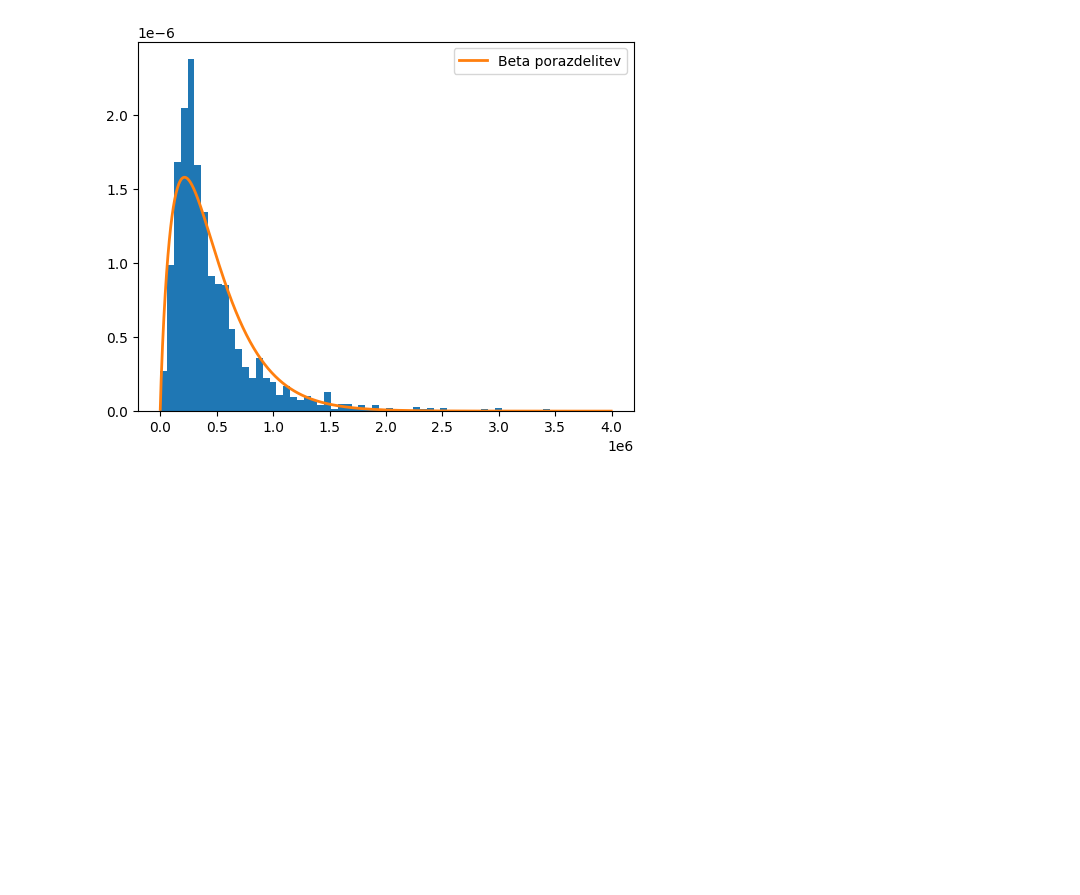
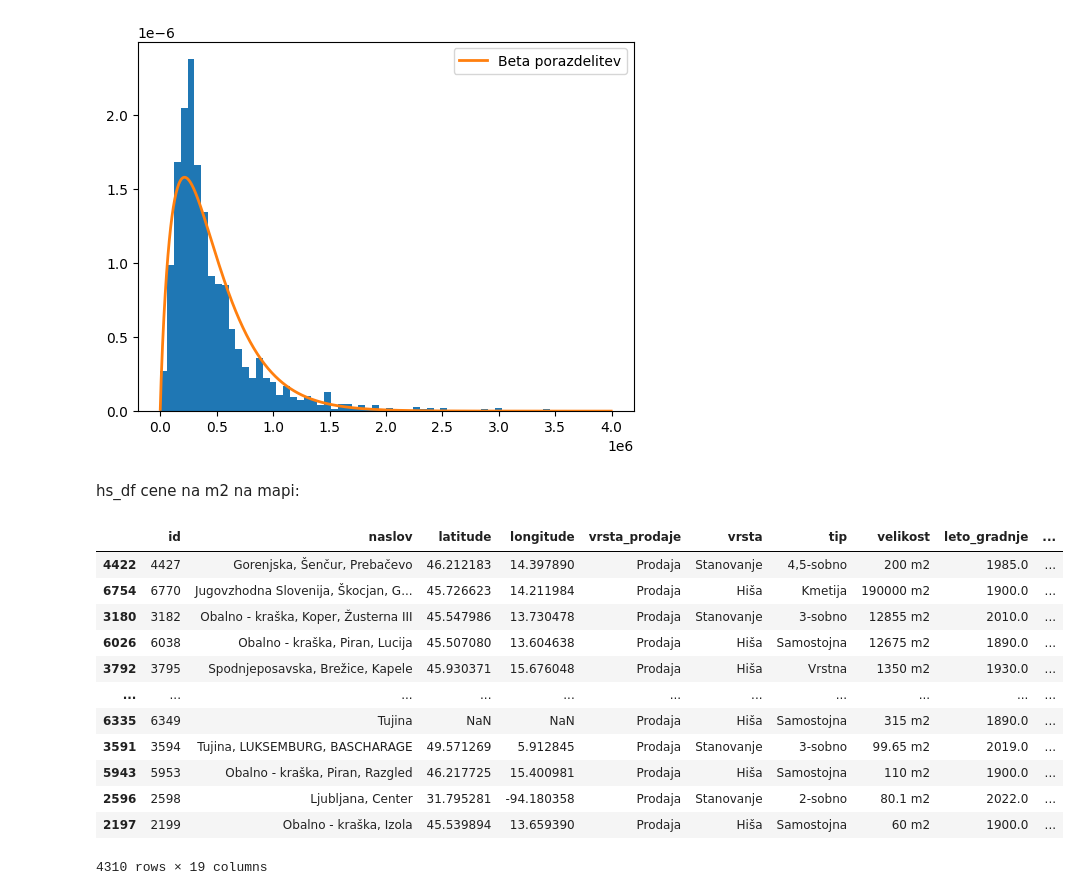
Before and after one commit to tthuma1/PR251, a Jupyter notebook: src/vizualizacije.ipynb, the cells around one changed output. Saved outputs shown, nothing was run; the diff lists cells and outputs as text; code cells hidden in the pictures; blank space fills up the shorter version.

```diff
--- a/src/vizualizacije.ipynb
+++ b/src/vizualizacije.ipynb
@@ -539,3 +539,21 @@ plt.legend();
 # %% [output]
 (np.float64(1.8747788028288461), np.float64(313703281.83495706), np.float64(-42.03988592117152), np.float64(77237281588323.53))
 [figure]
+# %% [markdown]
+hs_df cene na m2 na mapi:
+# %%
+hs_df.sort_values("cena_na_m2")
+# %% [output]
+|  | id | naslov | latitude | longitude | vrsta_prodaje | vrsta | tip | velikost | leto_gradnje | ... |
+| 4422 | 4427 | Gorenjska, Šenčur, Prebačevo | 46.212183 | 14.397890 | Prodaja | Stanovanje | 4,5-sobno | 200 m2 | 1985.0 | ... |
+| 6754 | 6770 | Jugovzhodna Slovenija, Škocjan, G... | 45.726623 | 14.211984 | Prodaja | Hiša | Kmetija | 190000 m2 | 1900.0 | ... |
+| 3180 | 3182 | Obalno - kraška, Koper, Žusterna III | 45.547986 | 13.730478 | Prodaja | Stanovanje | 3-sobno | 12855 m2 | 2010.0 | ... |
+| 6026 | 6038 | Obalno - kraška, Piran, Lucija | 45.507080 | 13.604638 | Prodaja | Hiša | Samostojna | 12675 m2 | 1890.0 | ... |
+| 3792 | 3795 | Spodnjeposavska, Brežice, Kapele | 45.930371 | 15.676048 | Prodaja | Hiša | Vrstna | 1350 m2 | 1930.0 | ... |
+| ... | ... | ... | ... | ... | ... | ... | ... | ... | ... | ... |
+| 6335 | 6349 | Tujina | NaN | NaN | Prodaja | Hiša | Samostojna | 315 m2 | 1890.0 | ... |
+| 3591 | 3594 | Tujina, LUKSEMBURG, BASCHARAGE | 49.571269 | 5.912845 | Prodaja | Stanovanje | 3-sobno | 99.65 m2 | 2019.0 | ... |
+| 5943 | 5953 | Obalno - kraška, Piran, Razgled | 46.217725 | 15.400981 | Prodaja | Hiša | Samostojna | 110 m2 | 1900.0 | ... |
+| 2596 | 2598 | Ljubljana, Center | 31.795281 | -94.180358 | Prodaja | Stanovanje | 2-sobno | 80.1 m2 | 2022.0 | ... |
+| 2197 | 2199 | Obalno - kraška, Izola | 45.539894 | 13.659390 | Prodaja | Hiša | Samostojna | 60 m2 | 1900.0 | ... |
+4310 rows × 19 columns
```
Also changed, not shown: parts of 2 cells of this notebook, 1 other file.
